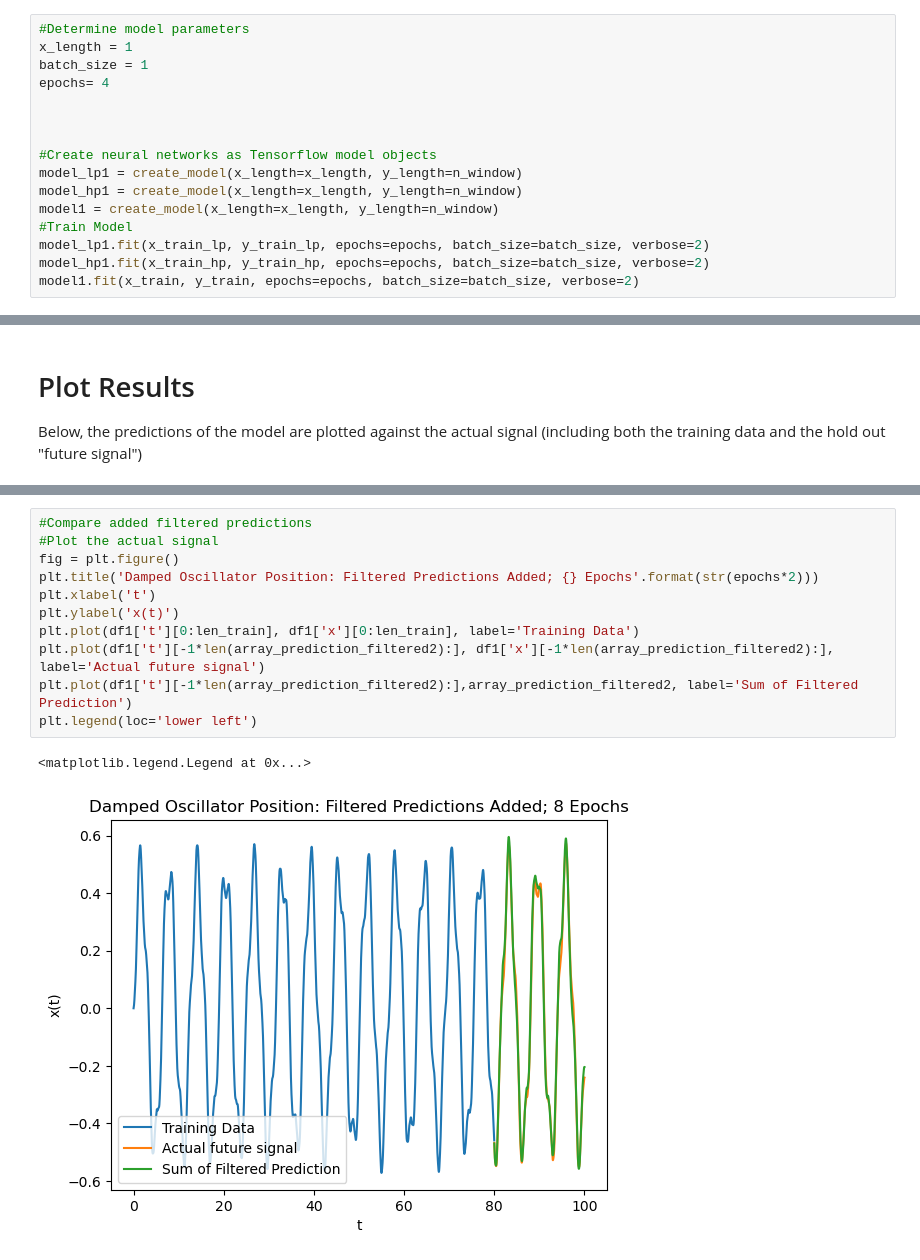
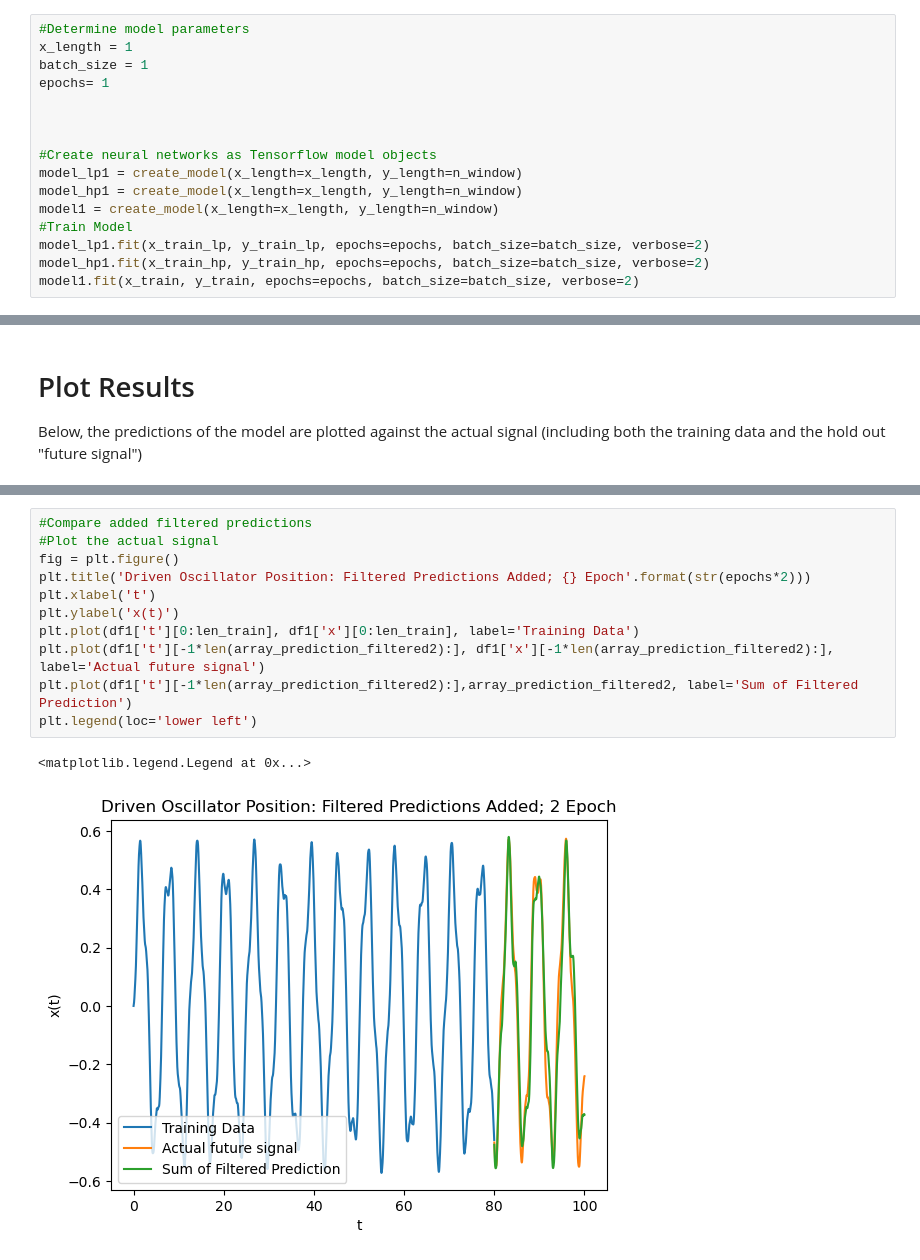
Before and after one commit to gaoadam/dynamicmodel, a Jupyter notebook: lstm_predictions_filtered.ipynb, the cells around one changed output, grey strips where cells are left out. Cells and saved outputs as stored; diff of their text form.

Commit message:
Plot titles

```diff
--- a/lstm_predictions_filtered.ipynb
+++ b/lstm_predictions_filtered.ipynb
@@ -135,7 +135,7 @@ def create_model(x_length, y_length):
 #Determine model parameters
 x_length = 1
 batch_size = 1
-epochs= 4
+epochs= 1
 
 
 
@@ -348,17 +326,17 @@ plt.legend(loc='lower left')
 # %%
 #Compare added filtered predictions
 #Plot the actual signal
 fig = plt.figure()
-plt.title('Damped Oscillator Position: Filtered Predictions Added; {} Epochs'.format(str(epochs*2)))
+plt.title('Driven Oscillator Position: Filtered Predictions Added; {} Epoch'.format(str(epochs*2)))
 plt.xlabel('t')
 plt.ylabel('x(t)')
 plt.plot(df1['t'][0:len_train], df1['x'][0:len_train], label='Training Data')
 plt.plot(df1['t'][-1*len(array_prediction_filtered2):], df1['x'][-1*len(array_prediction_filtered2):], label='Actual future signal')
 plt.plot(df1['t'][-1*len(array_prediction_filtered2):],array_prediction_filtered2, label='Sum of Filtered Prediction')
 plt.legend(loc='lower left')
 # %% [output]
 <matplotlib.legend.Legend at 0x...>
-[figure, old version]
+[figure, new version]
 # %%
 #Compare added filtered predictions
 #Plot the actual signal
```
Also changed, not shown: parts of 12 cells of this notebook.
